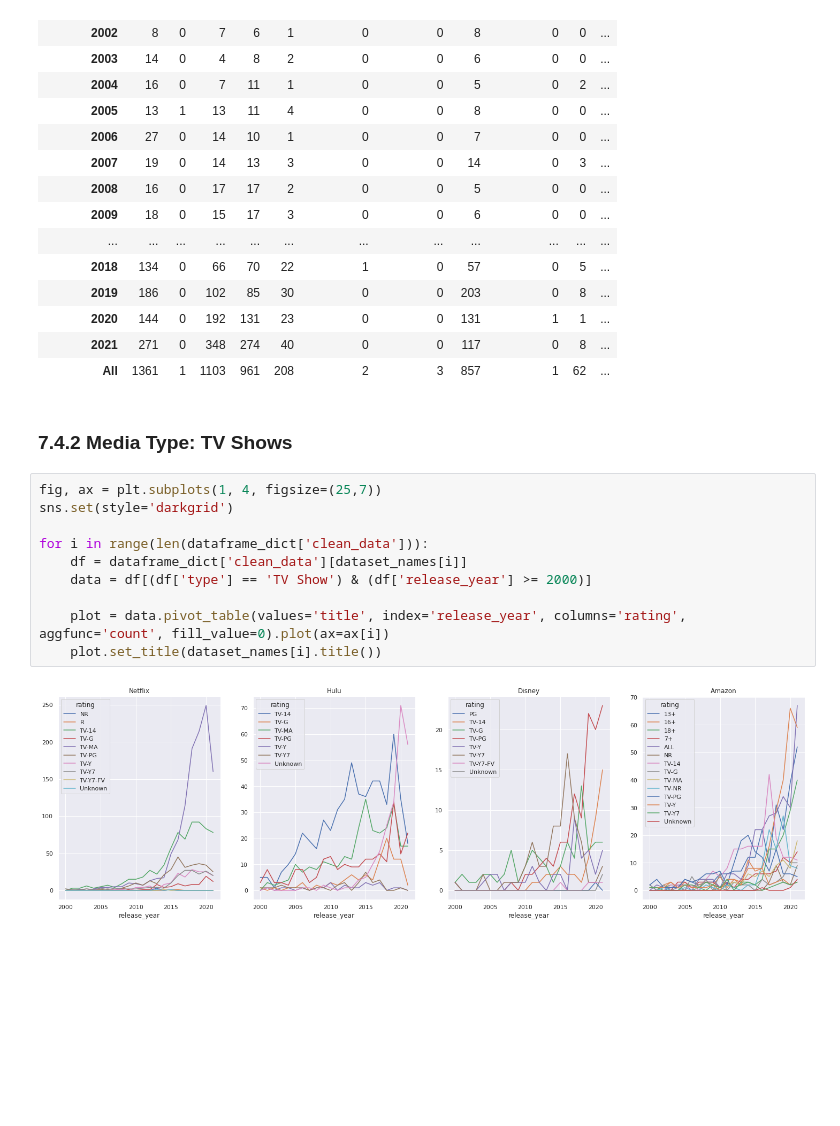
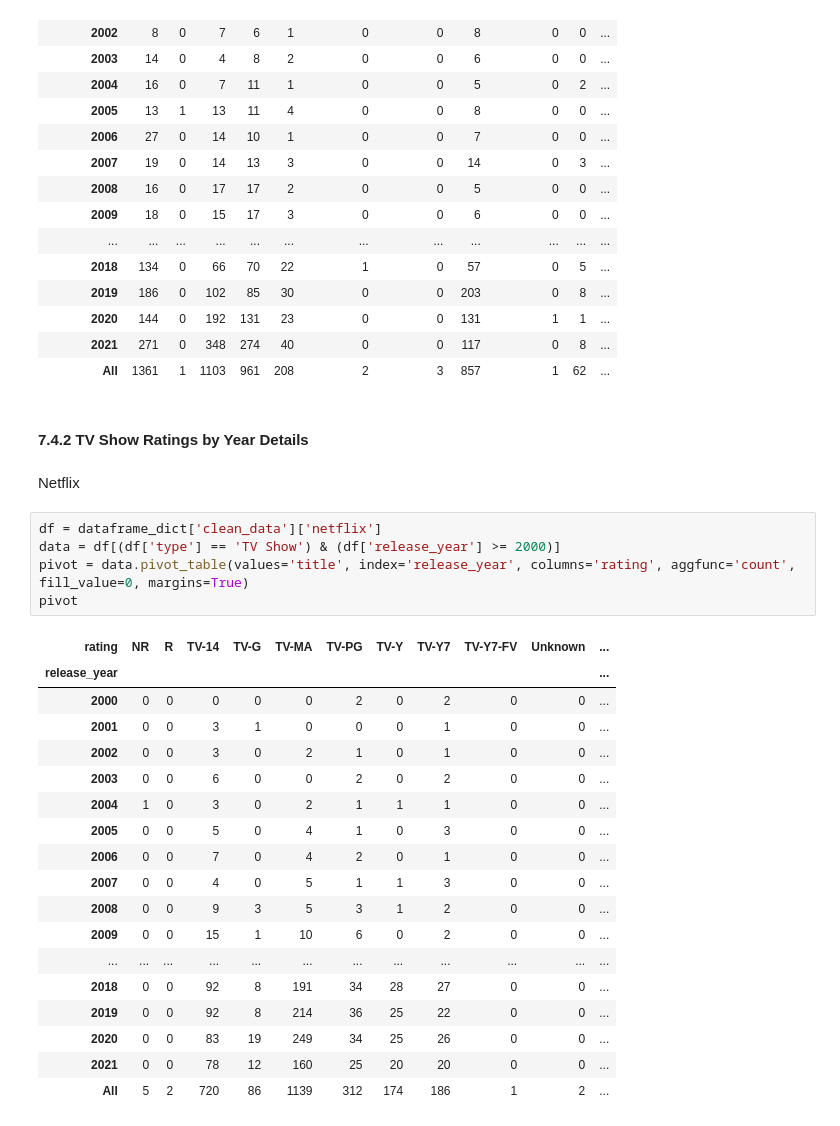
Before and after one commit to EMGuyant/streaming_service_analysis, a Jupyter notebook: streaming_services_analysis.ipynb, the cells around one changed output. Saved outputs shown, nothing was run; the diff lists cells and outputs as text; blank space fills up the shorter version.

```diff
--- a/streaming_services_analysis.ipynb
+++ b/streaming_services_analysis.ipynb
@@ -706,16 +738,30 @@ pivot
 | 2021 | 271 | 0 | 348 | 274 | 40 | 0 | 0 | 117 | 0 | 8 | ... |
 | All | 1361 | 1 | 1103 | 961 | 208 | 2 | 3 | 857 | 1 | 62 | ... |
 # %% [markdown]
-### 7.4.2 Media Type: TV Shows
+#### 7.4.2 TV Show Ratings by Year Details
+# %% [markdown]
+Netflix
 # %%
-fig, ax = plt.subplots(1, 4, figsize=(25,7))
-sns.set(style='darkgrid')
-
-for i in range(len(dataframe_dict['clean_data'])):
-    df = dataframe_dict['clean_data'][dataset_names[i]]
-    data = df[(df['type'] == 'TV Show') & (df['release_year'] >= 2000)]
-
-    plot = data.pivot_table(values='title', index='release_year', columns='rating', aggfunc='count', fill_value=0).plot(ax=ax[i])
-    plot.set_title(dataset_names[i].title())
+df = dataframe_dict['clean_data']['netflix']
+data = df[(df['type'] == 'TV Show') & (df['release_year'] >= 2000)]
+pivot = data.pivot_table(values='title', index='release_year', columns='rating', aggfunc='count', fill_value=0, margins=True)
+pivot
 # %% [output]
-[figure, removed]
+| rating | NR | R | TV-14 | TV-G | TV-MA | TV-PG | TV-Y | TV-Y7 | TV-Y7-FV | Unknown | ... |
+| release_year |  |  |  |  |  |  |  |  |  |  | ... |
+| 2000 | 0 | 0 | 0 | 0 | 0 | 2 | 0 | 2 | 0 | 0 | ... |
+| 2001 | 0 | 0 | 3 | 1 | 0 | 0 | 0 | 1 | 0 | 0 | ... |
+| 2002 | 0 | 0 | 3 | 0 | 2 | 1 | 0 | 1 | 0 | 0 | ... |
+| 2003 | 0 | 0 | 6 | 0 | 0 | 2 | 0 | 2 | 0 | 0 | ... |
+| 2004 | 1 | 0 | 3 | 0 | 2 | 1 | 1 | 1 | 0 | 0 | ... |
+| 2005 | 0 | 0 | 5 | 0 | 4 | 1 | 0 | 3 | 0 | 0 | ... |
+| 2006 | 0 | 0 | 7 | 0 | 4 | 2 | 0 | 1 | 0 | 0 | ... |
+| 2007 | 0 | 0 | 4 | 0 | 5 | 1 | 1 | 3 | 0 | 0 | ... |
+| 2008 | 0 | 0 | 9 | 3 | 5 | 3 | 1 | 2 | 0 | 0 | ... |
+| 2009 | 0 | 0 | 15 | 1 | 10 | 6 | 0 | 2 | 0 | 0 | ... |
+| ... | ... | ... | ... | ... | ... | ... | ... | ... | ... | ... | ... |
+| 2018 | 0 | 0 | 92 | 8 | 191 | 34 | 28 | 27 | 0 | 0 | ... |
+| 2019 | 0 | 0 | 92 | 8 | 214 | 36 | 25 | 22 | 0 | 0 | ... |
+| 2020 | 0 | 0 | 83 | 19 | 249 | 34 | 25 | 26 | 0 | 0 | ... |
+| 2021 | 0 | 0 | 78 | 12 | 160 | 25 | 20 | 20 | 0 | 0 | ... |
+| All | 5 | 2 | 720 | 86 | 1139 | 312 | 174 | 186 | 1 | 2 | ... |
```
Also changed, not shown: parts of 13 cells of this notebook.
